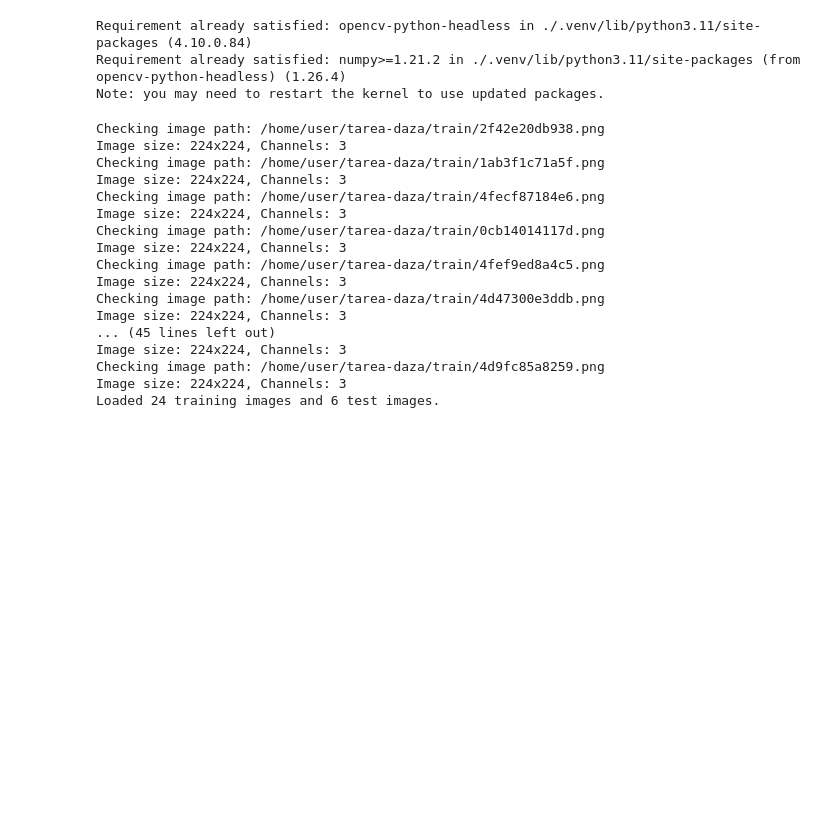
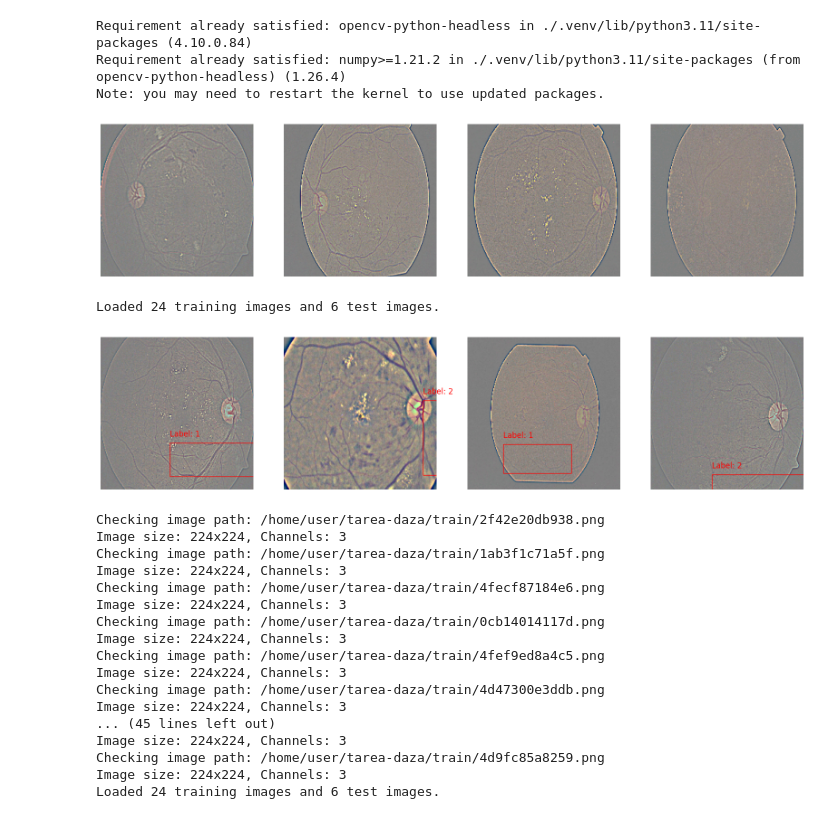
Before and after one commit to ilanangelesrodriguez/algoritmos-inteligenciadenegocios-2daU, a Jupyter notebook: cnn copy.ipynb, the cells around one changed output. Cells and saved outputs as stored; diff of their text form; code cells hidden in the pictures; blank space fills up the shorter version.

```diff
--- a/cnn copy.ipynb
+++ b/cnn copy.ipynb
@@ -129,6 +129,83 @@ def load_data(image_dir):
 # Directorios de las imágenes y las anotaciones
 image_dir = '/home/user/tarea-daza/train/'
 annotation_dir = '/home/user/tarea-daza/test/'  # Asegúrate de que este sea el directorio correcto
+# %%
+path = '/home/user/tarea-daza/train/'
+# %%
+import matplotlib.pyplot as plt
+import numpy as np
+import os
+from PIL import Image
+from sklearn.model_selection import train_test_split
+import matplotlib.patches as patches
+
+# Función para cargar imágenes desde una ruta
+def load_data(path):
+    images = []
+    for img_name in os.listdir(path):
+        img_path = os.path.join(path, img_name)
+        img = Image.open(img_path)
+        img = img.resize((224, 224))  # Redimensionar la imagen si es necesario
+        img = np.array(img)
+        images.append(img)
+    return images
+
+
+# Cargar las imágenes
+images = load_data(path)
+
+# Mostrar algunas imágenes sin transformación para verificar la carga correcta
+def show_sample_images(images):
+    fig, axs = plt.subplots(1, 4, figsize=(20, 5))
+    for i, ax in enumerate(axs):
+        ax.imshow(images[i])
+        ax.axis('off')
+    plt.show()
+
+# Mostrar las primeras 4 imágenes
+show_sample_images(images[:4])
+
+# Convertir las listas a arrays de numpy
+images = np.array(images)
+
+# Normalizar las imágenes
+images = images / 255.0
+
+# Asegurar la forma correcta de las etiquetas (aunque no se estén utilizando las anotaciones)
+labels = np.zeros((images.shape[0], 4), dtype=np.float32)  # Inicializar con ceros para la forma requerida
+
+# Dividir los datos en conjuntos de entrenamiento y prueba
+train_images, test_images, train_labels, test_labels = train_test_split(images, labels, test_size=0.2, random_state=42)
+
+print(f"Loaded {len(train_images)} training images and {len(test_images)} test images.")
+
+# Suponiendo que tienes las cajas delimitadoras y etiquetas de predicción para test_images
+# Aquí vamos a generar cajas delimitadoras ficticias para el ejemplo
+pred_boxes = np.random.rand(len(test_images), 4) * 224  # Coordenadas (x, y, ancho, alto)
+pred_labels = np.random.randint(0, 4, len(test_images))  # Etiquetas ficticias
+
+# Función para mostrar imágenes con sus cajas delimitadoras y etiquetas
+def show_images_with_boxes(images, boxes, labels):
+    fig, axs = plt.subplots(1, 4, figsize=(20, 5))
+    for i, ax in enumerate(axs):
+        image = images[i]
+        box = boxes[i]
+        label = labels[i]
+
+        ax.imshow(image)
+        rect = patches.Rectangle((box[0], box[1]), box[2], box[3],
+                                 linewidth=1, edgecolor='r', facecolor='none')
+        ax.add_patch(rect)
+        ax.text(box[0], box[1] - 10, f'Label: {label}', color='red', fontsize=12)
+        ax.axis('off')
+    plt.show()
+
+# Mostrar las primeras 4 imágenes con sus cajas y etiquetas
+show_images_with_boxes(test_images[:4], pred_boxes[:4], pred_labels[:4])
+# %% [output]
+[figure, added]
+Loaded 24 training images and 6 test images.
+[figure, added]
 # %%
 from keras.models import Sequential
 from keras.layers import Conv2D, MaxPooling2D, Flatten, Dense, Dropout
```
